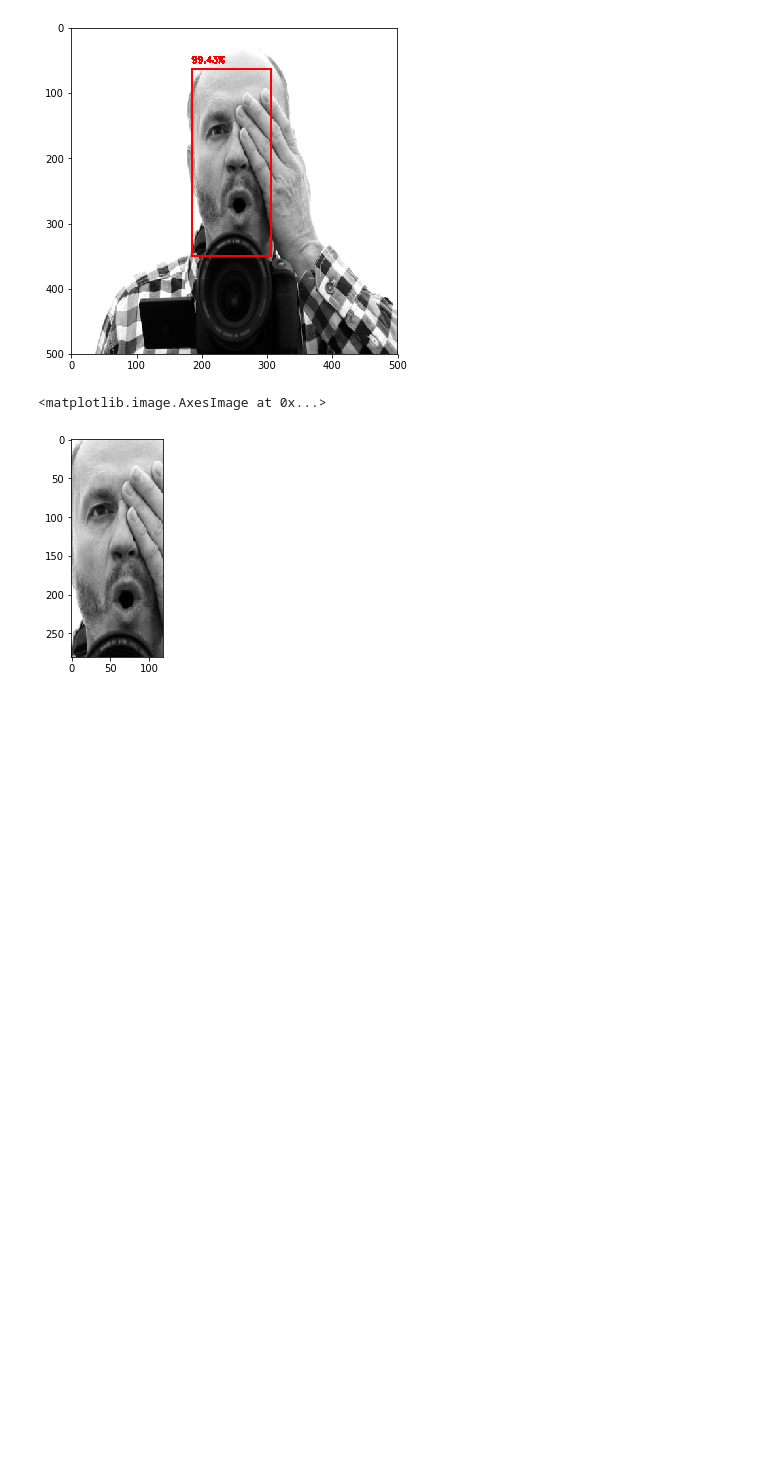
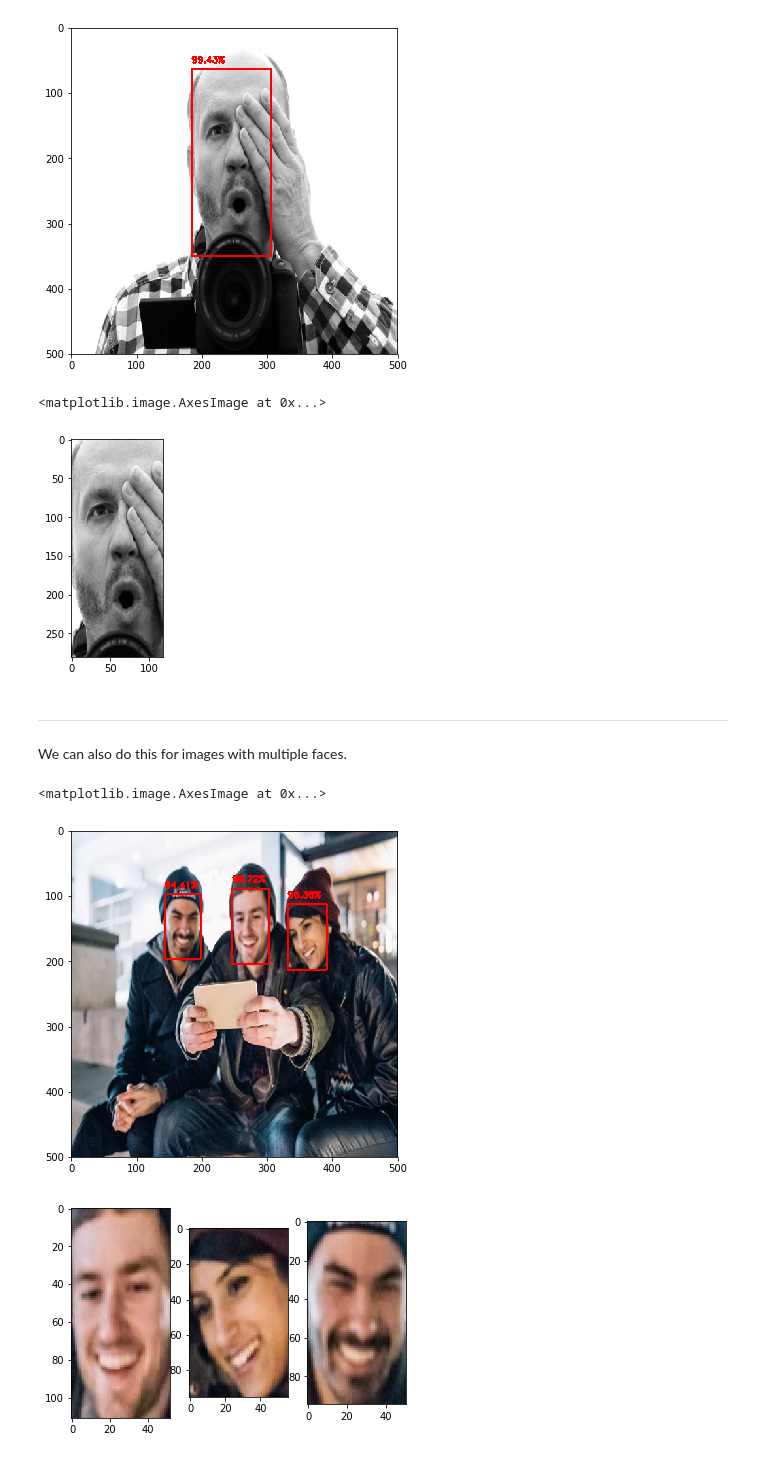
Before and after one commit to DavorJordacevic/OpenCV, a Jupyter notebook: Face Detection OpenCV.ipynb, the cells around one changed output. Cells and saved outputs as stored; diff of their text form; code cells hidden in the pictures; blank space fills up the shorter version.

```diff
--- a/Face Detection OpenCV.ipynb
+++ b/Face Detection OpenCV.ipynb
@@ -182,3 +182,61 @@ plt.imshow(cv2.cvtColor(newImage,cv2.COLOR_BGR2RGB))
 # %% [output]
 <matplotlib.image.AxesImage at 0x...>
 [figure]
+# %% [markdown]
+---
+We can also do this for images with multiple faces.
+# %%
+image = cv2.imread("test_image2.jpg")
+image = cv2.resize(image,(int(500),int(500)))
+(h, w) = image.shape[:2]
+
+blob = cv2.dnn.blobFromImage(cv2.resize(image, (300, 300)), 1.0, (300, 300), (104.0, 177.0, 123.0))
+
+net.setInput(blob)
+detections = net.forward()
+k = 0
+# loop over the detections
+for i in range(0, detections.shape[2]):
+    # extract the confidence (probability) associated with the prediction
+    confidence = detections[0, 0, i, 2]
+
+    # filter out weak detections by ensuring the `confidence` is
+    # greater than the minimum confidence
+    if confidence > min_confidence:
+        # compute the (x, y)-coordinates of the bounding box for the
+        # object
+        box = detections[0, 0, i, 3:7] * np.array([w, h, w, h])
+        (startX, startY, endX, endY) = box.astype("int")
+
+        # draw the bounding box of the face along with the associated
+        # probability
+        text = "{:.2f}%".format(confidence * 100)
+        y = startY - 10 if startY - 10 > 10 else startY + 10
+        if k==0:
+            newImage = np.array([[k, startY+2,endY-2, startX+2,endX-2]])
+            k += 1
+        else:
+            newImage = np.vstack((newImage, [[k, startY+2,endY-2, startX+2,endX-2]]))
+            k += 1
+        cv2.rectangle(image, (startX, startY), (endX, endY),
+            (0, 0, 255), 2)
+        cv2.putText(image, text, (startX, y),
+            cv2.FONT_HERSHEY_SIMPLEX, 0.45, (0, 0, 255), 2)
+
+plt.figure(figsize=(6,6))
+plt.imshow(cv2.cvtColor(image,cv2.COLOR_BGR2RGB))
+
+plt.figure()
+plt.subplot(131)
+face1 = image[newImage[0][1]:newImage[0][2], newImage[0][3]:newImage[0][4]]
+plt.imshow(cv2.cvtColor(face1,cv2.COLOR_BGR2RGB))
+plt.subplot(132)
+face2 = image[newImage[1][1]:newImage[1][2], newImage[1][3]:newImage[1][4]]
+plt.imshow(cv2.cvtColor(face2,cv2.COLOR_BGR2RGB))
+plt.subplot(133)
+face3 = image[newImage[2][1]:newImage[2][2], newImage[2][3]:newImage[2][4]]
+plt.imshow(cv2.cvtColor(face3,cv2.COLOR_BGR2RGB))
+# %% [output]
+<matplotlib.image.AxesImage at 0x...>
+[figure, added]
+[figure, added]
```
Also changed, not shown: parts of 1 cell of this notebook, 1 other file.
